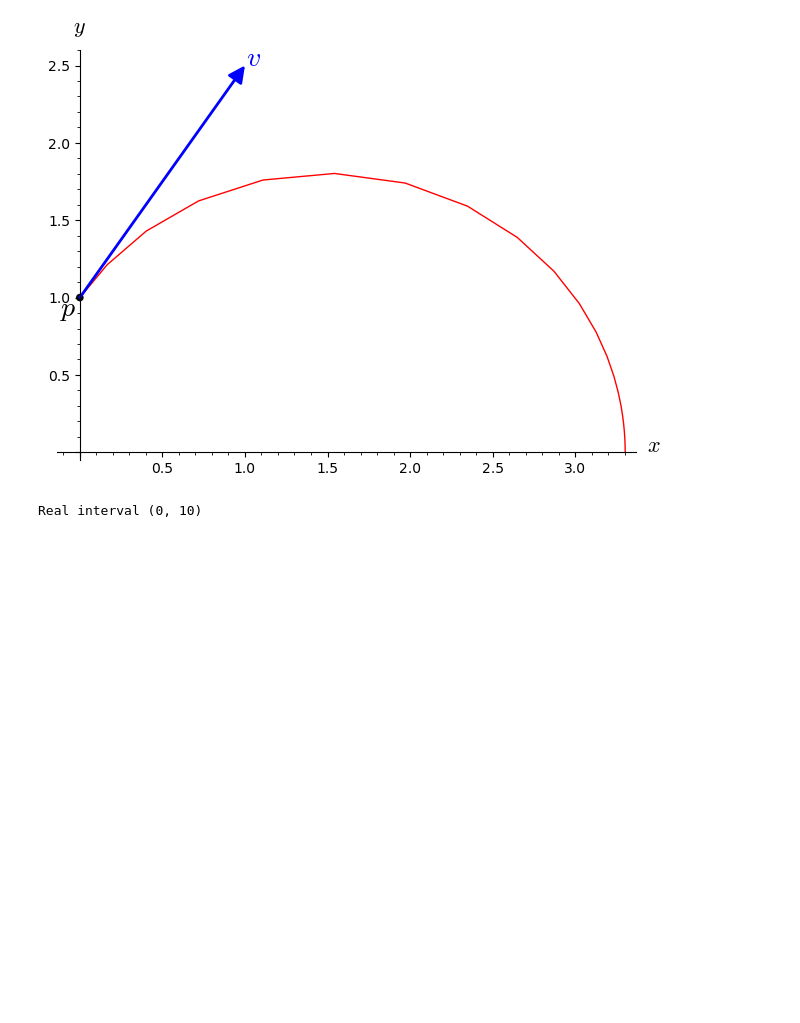
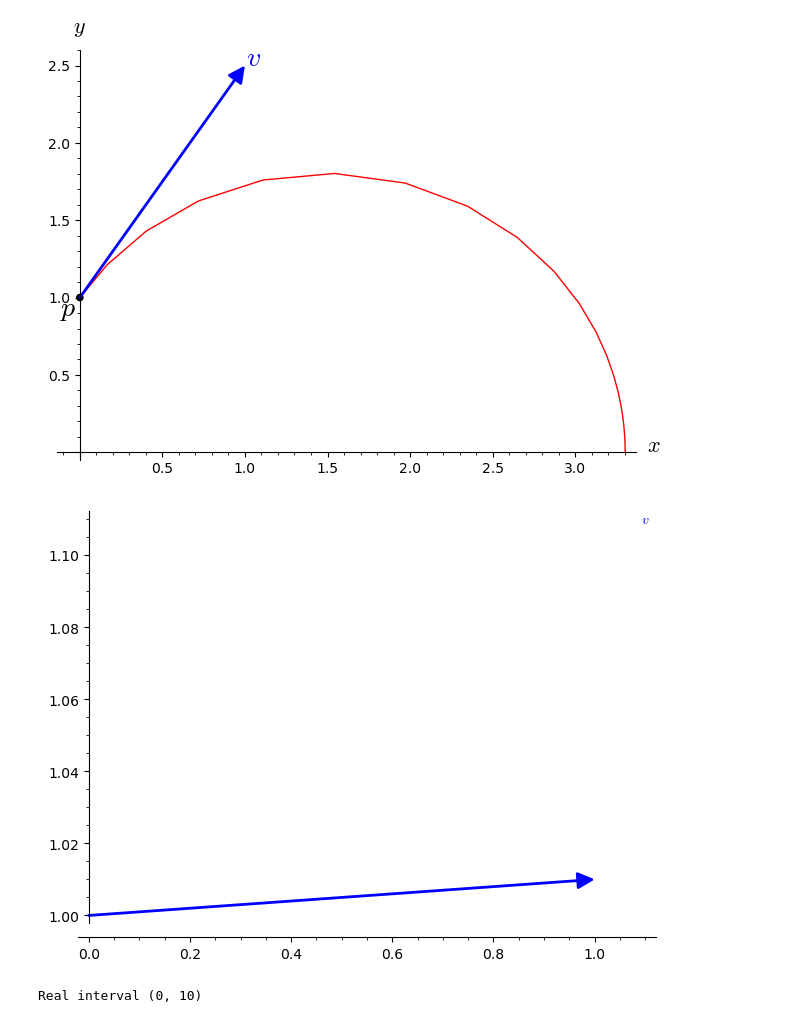
Before and after one commit to ericperez-01/tensor_math, a Jupyter notebook: experiments/geodesics.ipynb, the cells around one changed output. Saved outputs shown, nothing was run; the diff lists cells and outputs as text; code cells hidden in the pictures; blank space fills up the shorter version.

```diff
--- a/experiments/geodesics.ipynb
+++ b/experiments/geodesics.ipynb
@@ -26,6 +26,12 @@ v_plot = v.plot(label_offset=0.05, fontsize=20)
 graph + p_plot + v_plot
 # %% [output]
 [figure]
+# %%
+v2 = M.tangent_space(p)((1,.01), name='v')
+# %%
+v2.plot().show()
+# %% [output]
+[figure, added]
 # %%
 c.domain()
 # %% [output]
```
Also changed, not shown: 1 other file.
